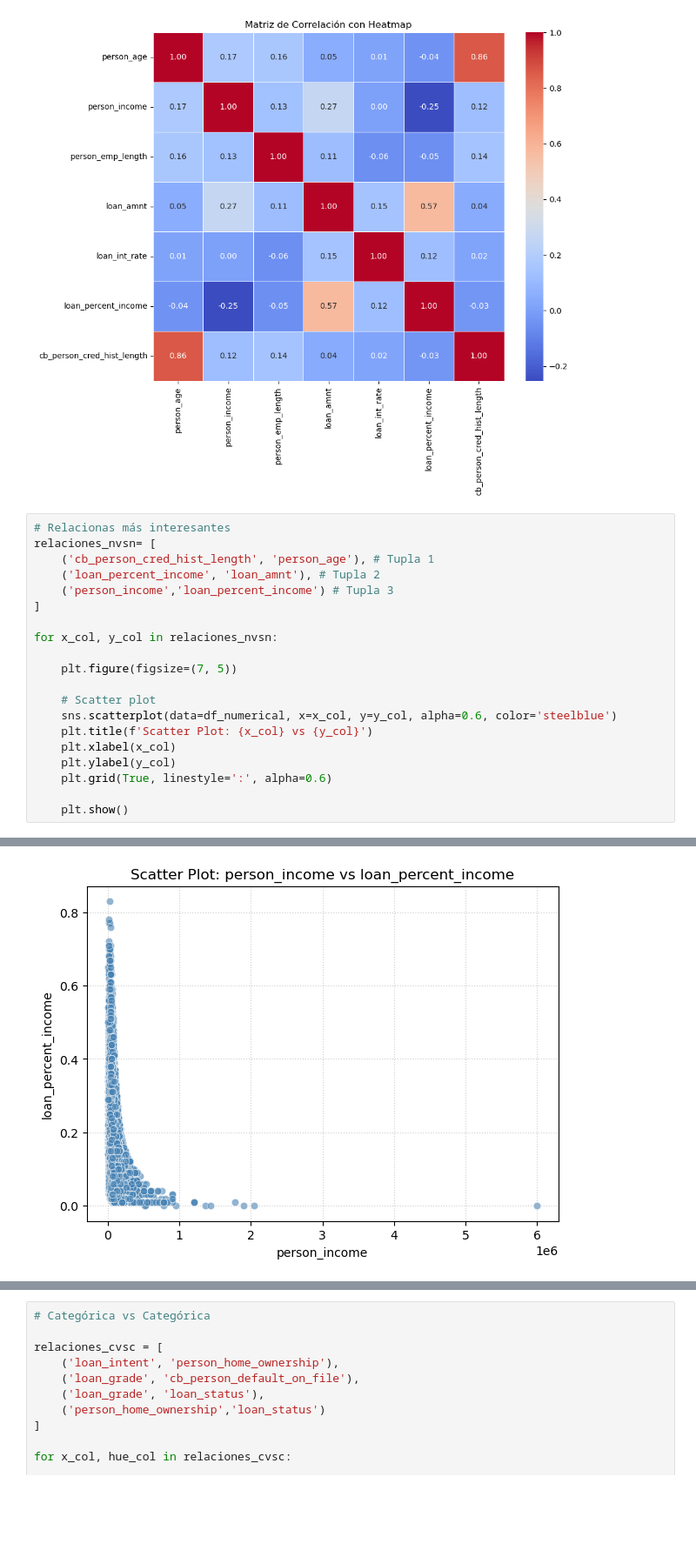
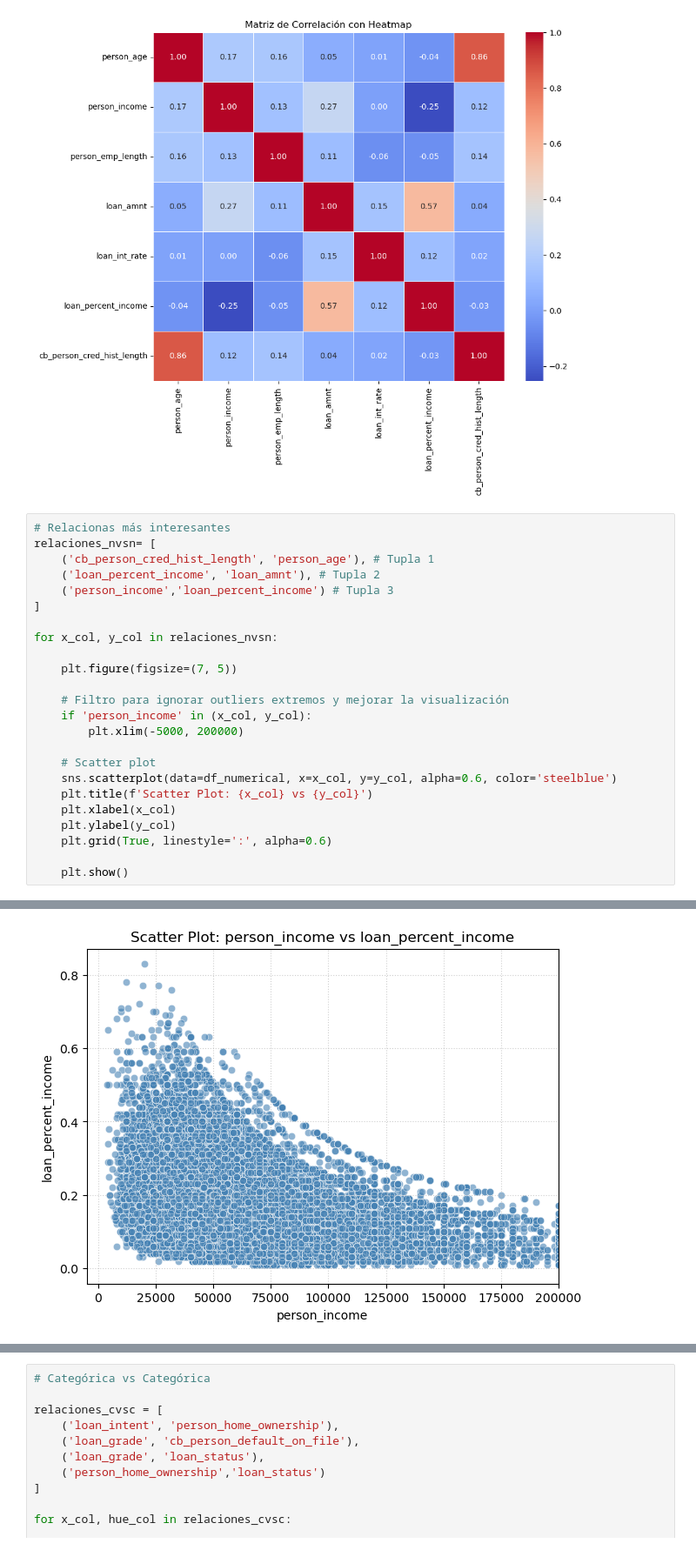
Before and after one commit to luisrr01/Credit-Risk-Analysis, a Jupyter notebook: notebooks/01_eda.ipynb, the cells around one changed output, grey strips where cells are left out. Shown at 87% size. Drawn from its saved outputs; the diff is of its cells as text; blank space fills up the shorter version.

```diff
--- a/notebooks/01_eda.ipynb
+++ b/notebooks/01_eda.ipynb
@@ -246,27 +259,31 @@ plt.show()
 # %%
 # Relacionas más interesantes
 relaciones_nvsn= [
     ('cb_person_cred_hist_length', 'person_age'), # Tupla 1
     ('loan_percent_income', 'loan_amnt'), # Tupla 2
     ('person_income','loan_percent_income') # Tupla 3
 ]
 
 for x_col, y_col in relaciones_nvsn:
 
     plt.figure(figsize=(7, 5))
 
+    # Filtro para ignorar outliers extremos y mejorar la visualización
+    if 'person_income' in (x_col, y_col):
+        plt.xlim(-5000, 200000)
+
     # Scatter plot
     sns.scatterplot(data=df_numerical, x=x_col, y=y_col, alpha=0.6, color='steelblue')
     plt.title(f'Scatter Plot: {x_col} vs {y_col}')
     plt.xlabel(x_col)
     plt.ylabel(y_col)
     plt.grid(True, linestyle=':', alpha=0.6)
 
     plt.show()
 # %% [output]
 [figure]
 [figure]
-[figure, old version]
+[figure, new version]
 # %%
 # Categórica vs Numérica
 
```
Also changed, not shown: parts of 8 cells of this notebook.
